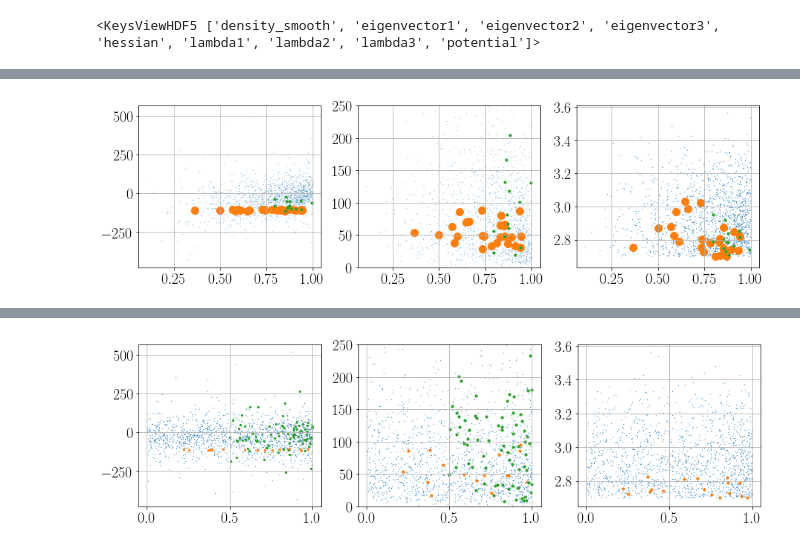
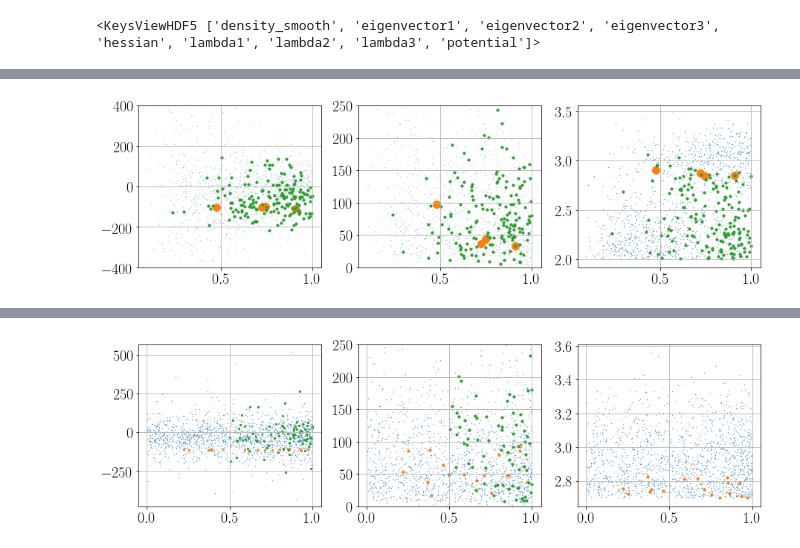
Before and after one commit to forero/IllustrisTNGPairs, a Jupyter notebook: code/explore_pairs_TNG.ipynb, the cells around one changed output, grey strips where cells are left out. Saved outputs shown, nothing was run; the diff lists cells and outputs as text; code cells hidden in the pictures.

```diff
--- a/code/explore_pairs_TNG.ipynb
+++ b/code/explore_pairs_TNG.ipynb
@@ -422,43 +422,44 @@ plt.grid()
 # %%
 web_data = FA_1_pair.copy()
-lg_ids = (pair_data['vel_AB_rad']<-105) & (pair_data['vel_AB_rad']>-115)
-lg_ids &= (pair_data['vel_AB_tan']<92) & (pair_data['vel_AB_tan']>26)
-#lg_ids &= (pair_data['pos_AB']>760) #& (pair_data['pos_AB']>700)
+lg_ids = (pair_data['vel_AB_rad']<-100) & (pair_data['vel_AB_rad']>-120)
+lg_ids &= (pair_data['vel_AB_tan']<100) & (pair_data['vel_AB_tan']>0)
+lg_ids &= (pair_data['pos_AB']<800) & (pair_data['pos_AB']>700)
 
 
 #web_ids = (alpha_1_pair<1.0) & (mu_3_pair>0.5) & (FA_1_pair>0.5)
-web_ids = (np.log10(density_1_pair+1.0)<0.80) & (np.log10(density_1_pair+1.0)<0.40)
+web_ids = (np.log10(density_1_pair+1.0)<0.85) #& (np.log10(density_1_pair+1.0)<0.40)
 #web_ids = density_1_pair>0
 
 select_ids = (pair_data['halo_mass_A']==pair_data['halo_mass_B'])
-select_ids &= (np.log10(pair_data['halo_mass_A'])<12.60)
-select_ids &= (np.log10(pair_data['halo_mass_A'])>12.25)
+select_ids &= (np.log10(pair_data['halo_mass_A'])<12.50)
+select_ids &= (np.log10(pair_data['halo_mass_A'])>12.10)
 
 
 plt.figure(figsize=(15,4))
 plt.subplot(1,3,1)
 plt.scatter((web_data),pair_data['vel_AB_rad'], s=0.1, alpha=0.5)
 plt.scatter((web_data[lg_ids]),pair_data['vel_AB_rad'][lg_ids], s=100)
 plt.scatter((web_data[select_ids&web_ids]),pair_data['vel_AB_rad'][select_ids&web_ids], s=10)
+plt.ylim([-400,400])
 
 
 plt.grid()
 
 plt.subplot(1,3,2)
 plt.scatter((web_data),(pair_data['vel_AB_tan']),  s=0.1, alpha=0.5)
 plt.scatter((web_data[lg_ids]),(pair_data['vel_AB_tan'][lg_ids]), s=100)
 plt.scatter((web_data[select_ids&web_ids]),pair_data['vel_AB_tan'][select_ids&web_ids], s=10)
 plt.ylim([0,250])
 plt.grid()
 
 plt.subplot(1,3,3)
 plt.scatter((web_data),np.log10(pair_data['pos_AB']),  s=0.1)
 plt.scatter((web_data[lg_ids]),np.log10(pair_data['pos_AB'][lg_ids]),  s=100)
 plt.scatter((web_data[select_ids&web_ids]),np.log10(pair_data['pos_AB'][select_ids&web_ids]),  s=10)
 
 plt.grid()
 # %% [output]
-[figure, old version]
+[figure, new version]
 # %%
 print(pair_data['pos_A'][lg_ids]*pair_data['hubble'])
 # %% [output]
```
Also changed, not shown: parts of 25 cells of this notebook, 1 other file.
